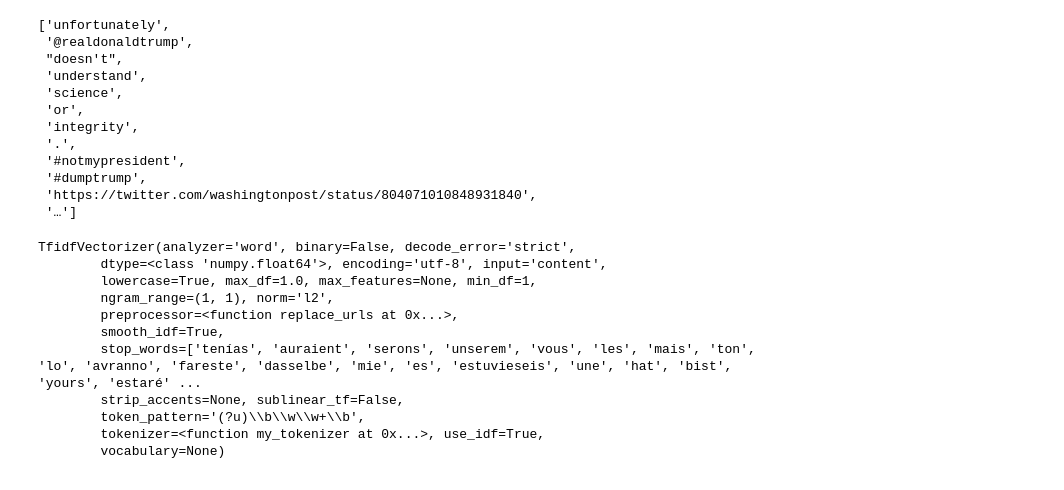
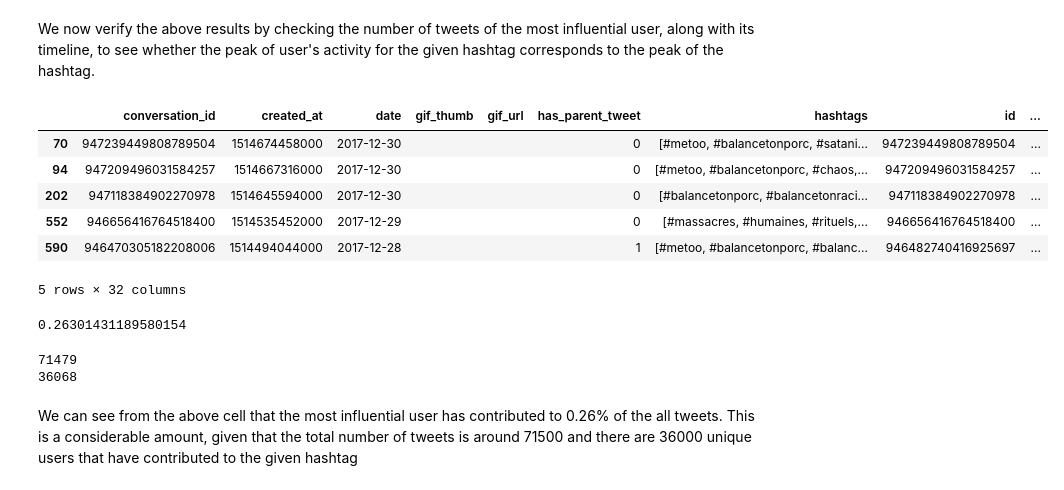
Before and after one commit to poechsel/ADA-project, a Jupyter notebook: Pagerank.ipynb, the cells around one changed output. Saved outputs shown, nothing was run; the diff lists cells and outputs as text; code cells hidden in the pictures.

```diff
--- a/Pagerank.ipynb
+++ b/Pagerank.ipynb
@@ -210,15 +82,0 @@ def my_tokenizer(in_string):
-# %%
-my_tokenizer(pd_data.loc[0,'tweet'])
-# %% [output]
-['unfortunately',
- '@realdonaldtrump',
- "doesn't",
- 'understand',
- 'science',
- 'or',
- 'integrity',
- '.',
- '#notmypresident',
- '#dumptrump',
- 'https://twitter.com/washingtonpost/status/804071010848931840',
- '…']
@@ -230,14 +83,26 @@ vec = TfidfVectorizer(preprocessor=replace_urls,
-# %%
-vec
-# %% [output]
-TfidfVectorizer(analyzer='word', binary=False, decode_error='strict',
-        dtype=<class 'numpy.float64'>, encoding='utf-8', input='content',
-        lowercase=True, max_df=1.0, max_features=None, min_df=1,
-        ngram_range=(1, 1), norm='l2',
-        preprocessor=<function replace_urls at 0x...>,
-        smooth_idf=True,
-        stop_words=['tenías', 'auraient', 'serons', 'unserem', 'vous', 'les', 'mais', 'ton', 'lo', 'avranno', 'fareste', 'dasselbe', 'mie', 'es', 'estuvieseis', 'une', 'hat', 'bist', 'yours', 'estaré' ...
-        strip_accents=None, sublinear_tf=False,
-        token_pattern='(?u)\\b\\w\\w+\\b',
-        tokenizer=<function my_tokenizer at 0x...>, use_idf=True,
-        vocabulary=None)
+# %% [markdown]
+We now verify the above results by checking the number of tweets of the most influential user, along with its timeline, to see whether the peak of user's activity for the given hashtag corresponds to the peak of the hashtag.
+# %%
+influential_tweets = pd_data[pd_data['username'].apply(lambda u: u==most_influential)]
+# %%
+influential_tweets.head(5)
+# %% [output]
+|  | conversation_id | created_at | date | gif_thumb | gif_url | has_parent_tweet | hashtags | id | ... |
+| 70 | 947239449808789504 | 1514674458000 | 2017-12-30 |  |  | 0 | [#metoo, #balancetonporc, #satani... | 947239449808789504 | ... |
+| 94 | 947209496031584257 | 1514667316000 | 2017-12-30 |  |  | 0 | [#metoo, #balancetonporc, #chaos,... | 947209496031584257 | ... |
+| 202 | 947118384902270978 | 1514645594000 | 2017-12-30 |  |  | 0 | [#balancetonporc, #balancetonraci... | 947118384902270978 | ... |
+| 552 | 946656416764518400 | 1514535452000 | 2017-12-29 |  |  | 0 | [#massacres, #humaines, #rituels,... | 946656416764518400 | ... |
+| 590 | 946470305182208006 | 1514494044000 | 2017-12-28 |  |  | 1 | [#metoo, #balancetonporc, #balanc... | 946482740416925697 | ... |
+5 rows × 32 columns
+# %%
+(len(influential_tweets)/len(pd_data))*100
+# %% [output]
+0.26301431189580154
+# %%
+print(len(pd_data))
+print(len(pd_data.loc[:,'username'].unique()))
+# %% [output]
+71479
+36068
+# %% [markdown]
+We can see from the above cell that the most influential user has contributed to 0.26% of the all tweets. This is a considerable amount, given that the total number of tweets is around 71500 and there are 36000 unique users that have contributed to the given hashtag
```
Also changed, not shown: parts of 32 cells of this notebook, 1 other file.
